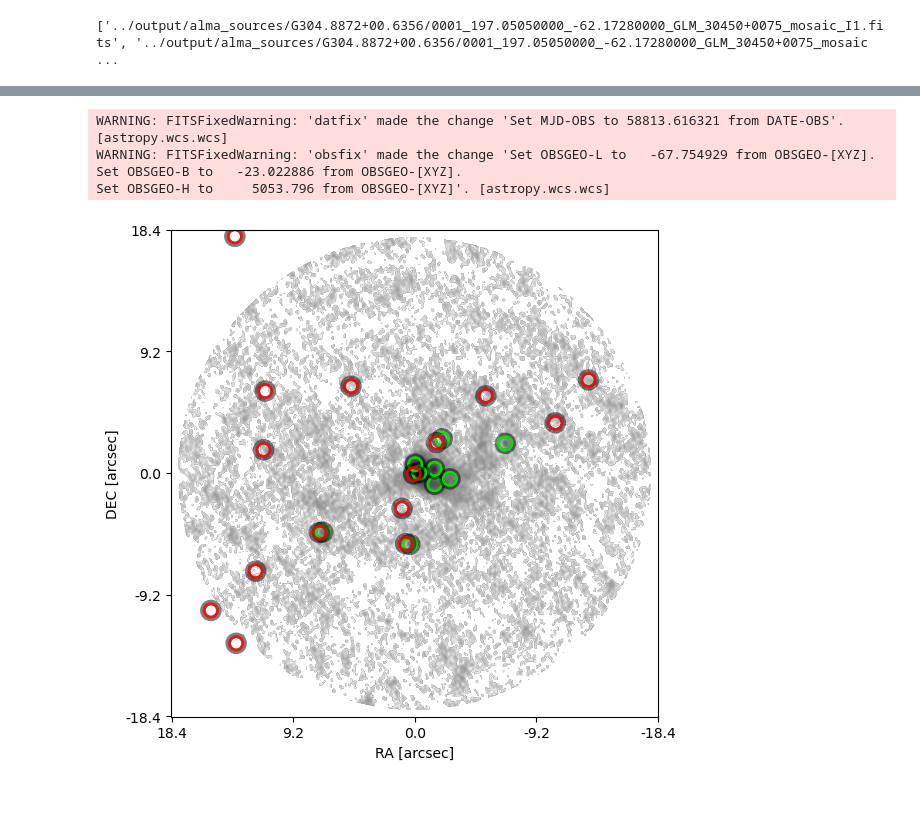
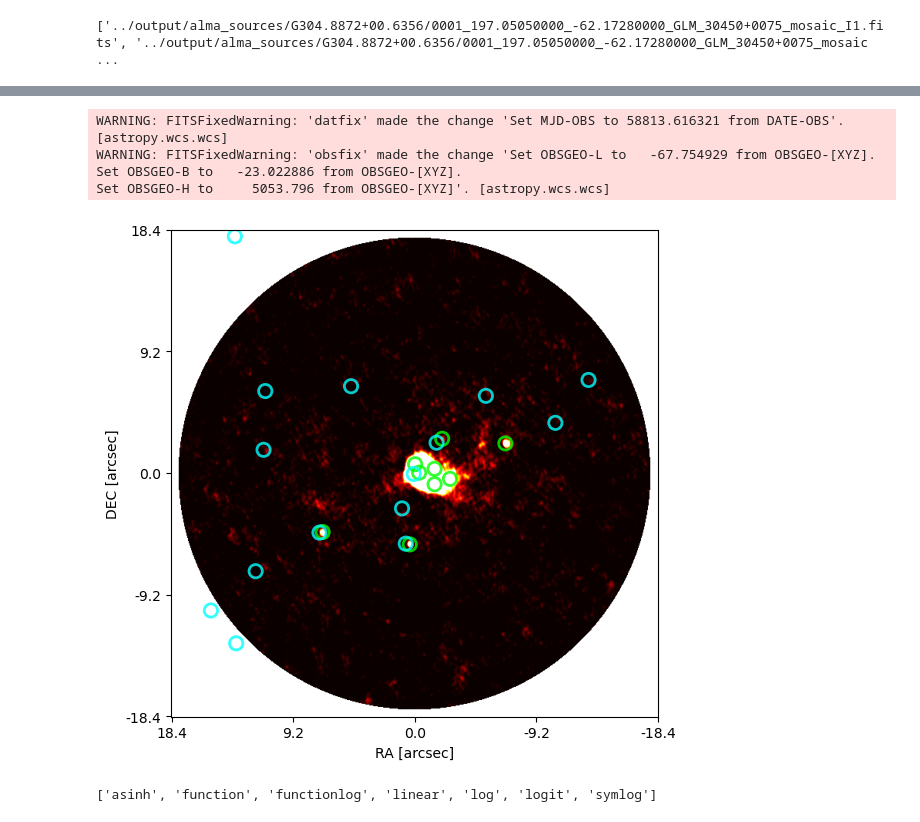
Before and after one commit to Ajuradoi1/ALMAGAL_IR, a Jupyter notebook: src/image_fits.ipynb, the cells around one changed output, grey strips where cells are left out. Drawn from its saved outputs; the diff is of its cells as text; code cells hidden in the pictures.

```diff
--- a/src/image_fits.ipynb
+++ b/src/image_fits.ipynb
@@ -30,6 +31,12 @@ else:
 print(spitzer)
 # %% [output]
 ['../output/alma_sources/G304.8872+00.6356/0001_197.05050000_-62.17280000_GLM_30450+0075_mosaic_I1.fits', '../output/alma_sources/G304.8872+00.6356/0001_197.05050000_-62.17280000_GLM_30450+0075_mosaic ...
+# %%
+def regions_patch(regions,axs,i,j,wcs):
+    for reg in regions:
+        patch = reg.to_pixel(wcs).as_artist()
+        patch.set_alpha(0.5)
+        axs[i][j].add_artist(patch)
 # %%
 regs_spitzer = Regions.read(path+region+'_glimpse_s07_spitzer_sources.reg')
 regs_alma = Regions.read(path+region+'_alma_sources.reg')
@@ -190,16 +187,15 @@ with fits.open(alma_image) as alma_fits:
 
         x_alma, y_alma = spitzer_wcs.world_to_pixel_values(l_alma,b_alma)
 
-        positive = alma_fits[0].data[alma_fits[0].data > 0]
+        #positive = alma_fits[0].data[alma_fits[0].data > 0]
 
 
         regs_alma = Regions.read(path+region+'_alma_sources.reg')
 
-        ax.imshow(alma_fits[0].data,origin='lower',cmap='Greys',
-                        norm=LogNorm(
-                            vmin=positive.max()/10000,
-                            vmax=positive.max()))
-
+        ax.imshow(alma_fits[0].data,origin='lower',cmap='hot', norm= PowerNorm(gamma=2,vmin = 0,vmax=0.001))
+                        #norm=LogNorm(
+                        #    vmin=positive.min(),
+                        #    vmax=positive.min()*10))
 
 
         regs_alma = Regions.read(path+region+'_alma_sources.reg')
@@ -222,43 +218,48 @@ with fits.open(alma_image) as alma_fits:
             outer.set_linewidth(4)
             outer.set_alpha(0.5)
 
-            ax.add_patch(outer)
+            #ax.add_patch(outer)
             ax.add_patch(inner)
 
         for reg in regs_spitzer:
             patch = reg.to_pixel(alma_wcs).as_artist()
 
             # inner circle (main)
-            inner = reg.to_pixel(alma_wcs).as_artist()i
+            inner = reg.to_pixel(alma_wcs).as_artist()
             inner.set_alpha(0.8)
 
             # outer circle (slightly larger "halo")
             outer = reg.to_pixel(alma_wcs).as_artist()
 
             # scale radius slightly larger
             outer.radius *= 1.2
 
             outer.set_edgecolor("black")
             outer.set_linewidth(4)
             outer.set_alpha(0.5)
 
-            ax.add_patch(outer)i
+            #ax.add_patch(outer)
             ax.add_patch(inner)
 
 ax.set_yticks(np.linspace(0,631,5))
 ax.set_yticklabels(np.linspace(-18.4,18.4,5))
 ax.set_xticks(np.linspace(0,631,5))
 ax.set_xticklabels(np.linspace(18.4,-18.4,5))
 
 ax.set_xlabel('RA [arcsec]')
 
 ax.set_ylabel('DEC [arcsec]')
 
 
 plt.savefig('../output/figures/ALMA_IMAGE_'+region+'_glimpse_s07.pdf',format='pdf',dpi=300)
 # %% [output]
 WARNING: FITSFixedWarning: 'datfix' made the change 'Set MJD-OBS to 58813.616321 from DATE-OBS'. [astropy.wcs.wcs]
 WARNING: FITSFixedWarning: 'obsfix' made the change 'Set OBSGEO-L to   -67.754929 from OBSGEO-[XYZ].
 Set OBSGEO-B to   -23.022886 from OBSGEO-[XYZ].
 Set OBSGEO-H to     5053.796 from OBSGEO-[XYZ]'. [astropy.wcs.wcs]
-[figure, old version]
+[figure, new version]
+# %%
+import matplotlib
+matplotlib.scale.get_scale_names()
+# %% [output]
+['asinh', 'function', 'functionlog', 'linear', 'log', 'logit', 'symlog']
```
Also changed, not shown: parts of 2 cells of this notebook, 6 other files.
